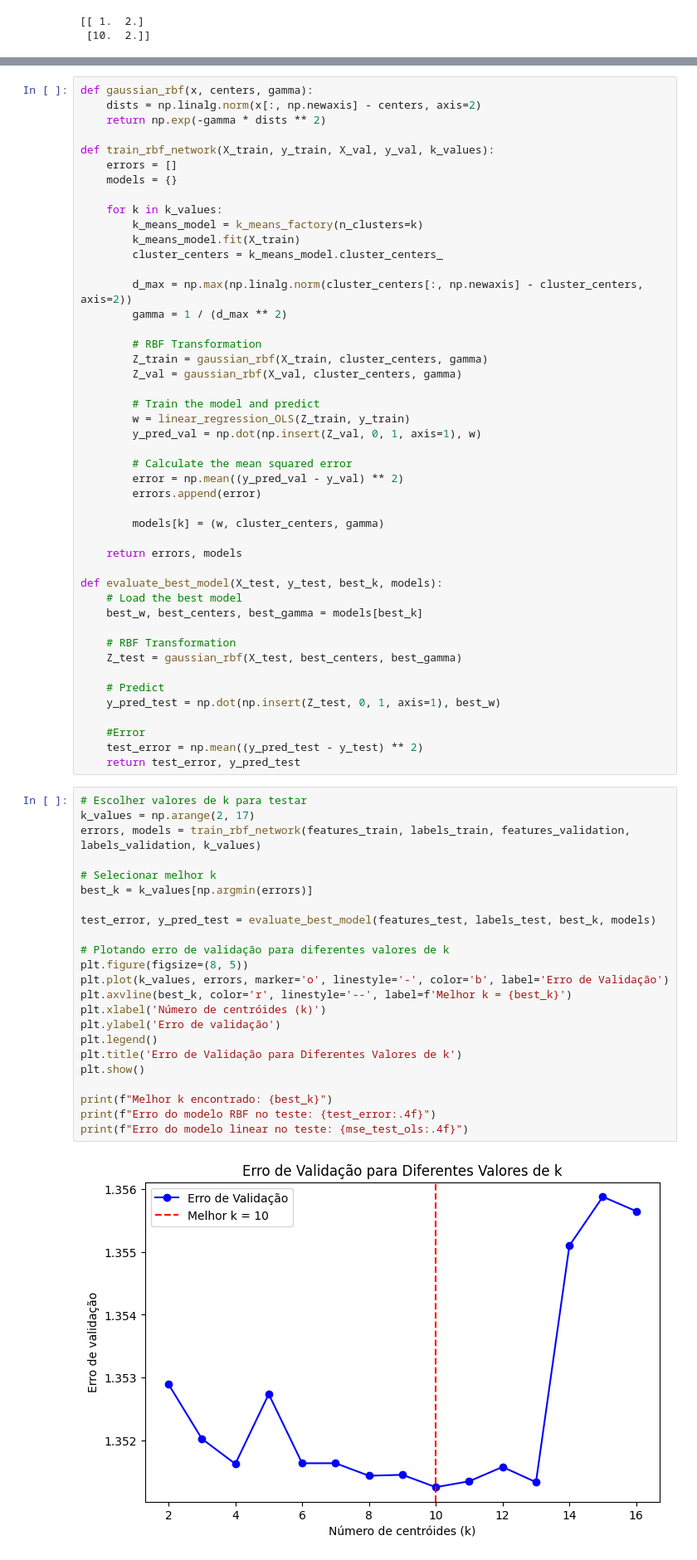
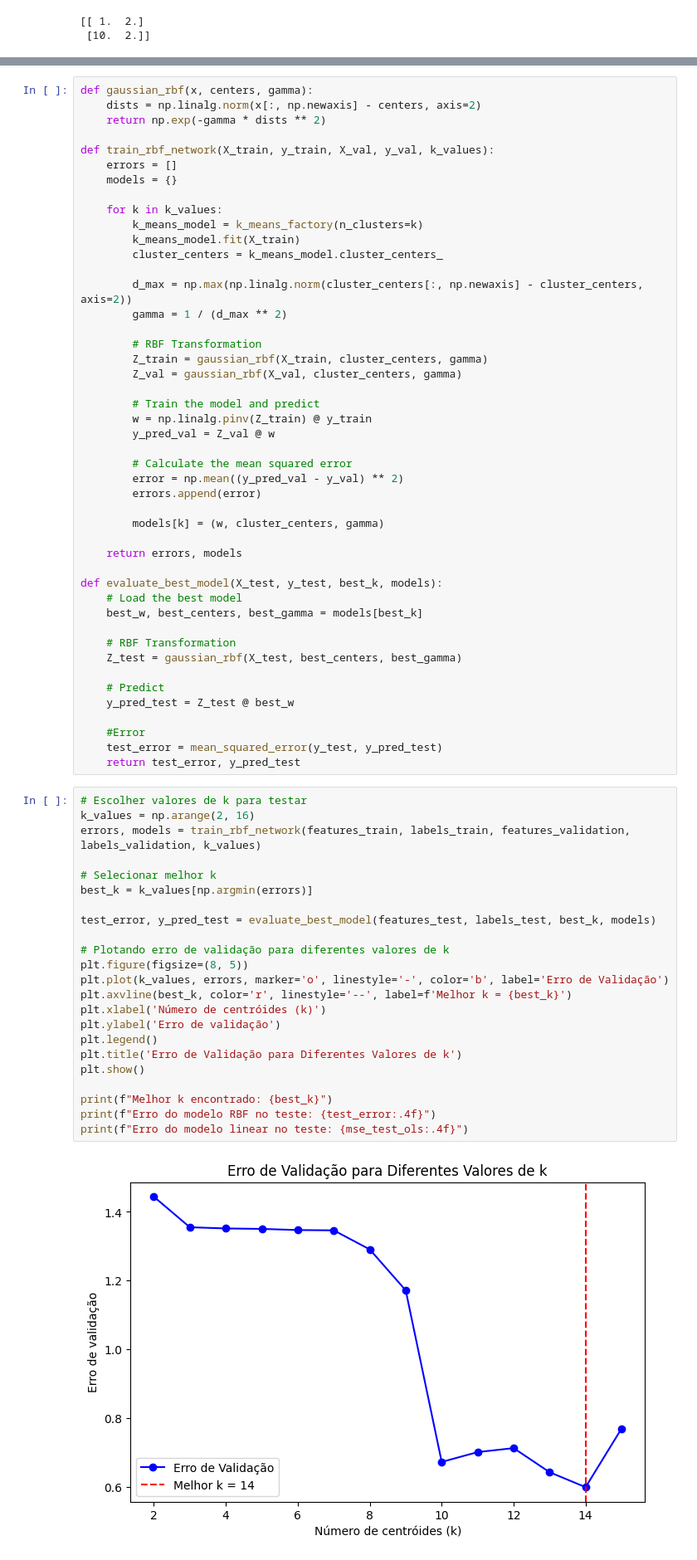
Before and after one commit to gtironi/MachineLearning, a Jupyter notebook: machinelearning.fgv/T1.ipynb, the cells around one changed output, grey strips where cells are left out. Shown at 83% size. Drawn from its saved outputs; the diff is of its cells as text.

```diff
--- a/machinelearning.fgv/T1.ipynb
+++ b/machinelearning.fgv/T1.ipynb
@@ -497,8 +497,8 @@ def train_rbf_network(X_train, y_train, X_val, y_val, k_values):
         Z_val = gaussian_rbf(X_val, cluster_centers, gamma)
 
         # Train the model and predict
-        w = linear_regression_OLS(Z_train, y_train)
-        y_pred_val = np.dot(np.insert(Z_val, 0, 1, axis=1), w)
+        w = np.linalg.pinv(Z_train) @ y_train
+        y_pred_val = Z_val @ w
 
         # Calculate the mean squared error
         error = np.mean((y_pred_val - y_val) ** 2)
@@ -516,33 +516,33 @@ def evaluate_best_model(X_test, y_test, best_k, models):
     Z_test = gaussian_rbf(X_test, best_centers, best_gamma)
 
     # Predict
-    y_pred_test = np.dot(np.insert(Z_test, 0, 1, axis=1), best_w)
+    y_pred_test = Z_test @ best_w
 
     #Error
-    test_error = np.mean((y_pred_test - y_test) ** 2)
+    test_error = mean_squared_error(y_test, y_pred_test)
     return test_error, y_pred_test
 # %%
 # Escolher valores de k para testar
-k_values = np.arange(2, 17)
+k_values = np.arange(2, 16)
 errors, models = train_rbf_network(features_train, labels_train, features_validation, labels_validation, k_values)
 
 # Selecionar melhor k
 best_k = k_values[np.argmin(errors)]
 
 test_error, y_pred_test = evaluate_best_model(features_test, labels_test, best_k, models)
 
 # Plotando erro de validação para diferentes valores de k
 plt.figure(figsize=(8, 5))
 plt.plot(k_values, errors, marker='o', linestyle='-', color='b', label='Erro de Validação')
 plt.axvline(best_k, color='r', linestyle='--', label=f'Melhor k = {best_k}')
 plt.xlabel('Número de centróides (k)')
 plt.ylabel('Erro de validação')
 plt.legend()
 plt.title('Erro de Validação para Diferentes Valores de k')
 plt.show()
 
 print(f"Melhor k encontrado: {best_k}")
 print(f"Erro do modelo RBF no teste: {test_error:.4f}")
 print(f"Erro do modelo linear no teste: {mse_test_ols:.4f}")
 # %% [output]
-[figure, old version]
+[figure, new version]
```
Also changed, not shown: parts of 14 cells of this notebook.
